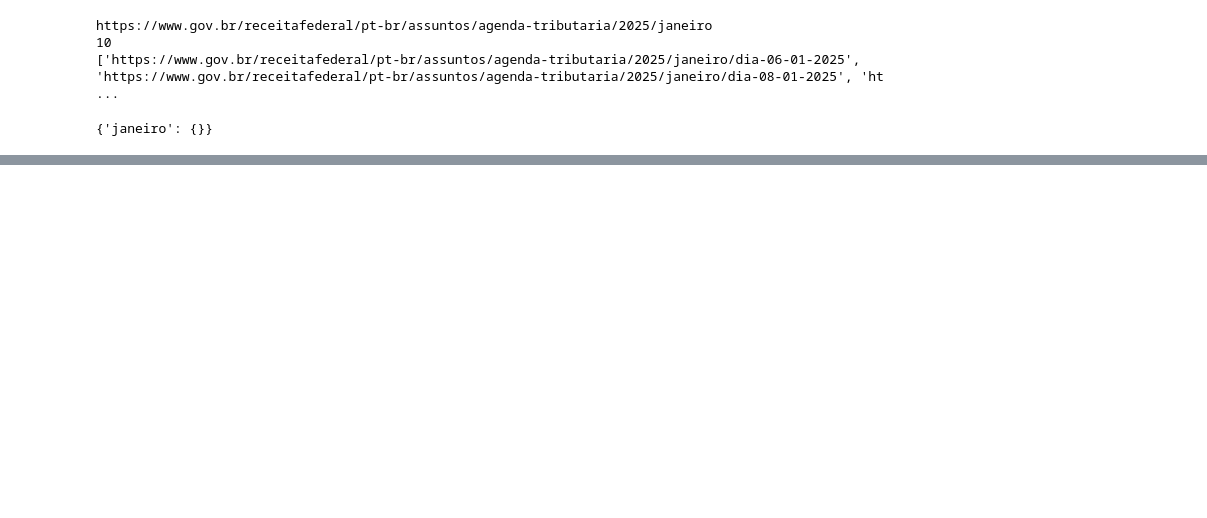
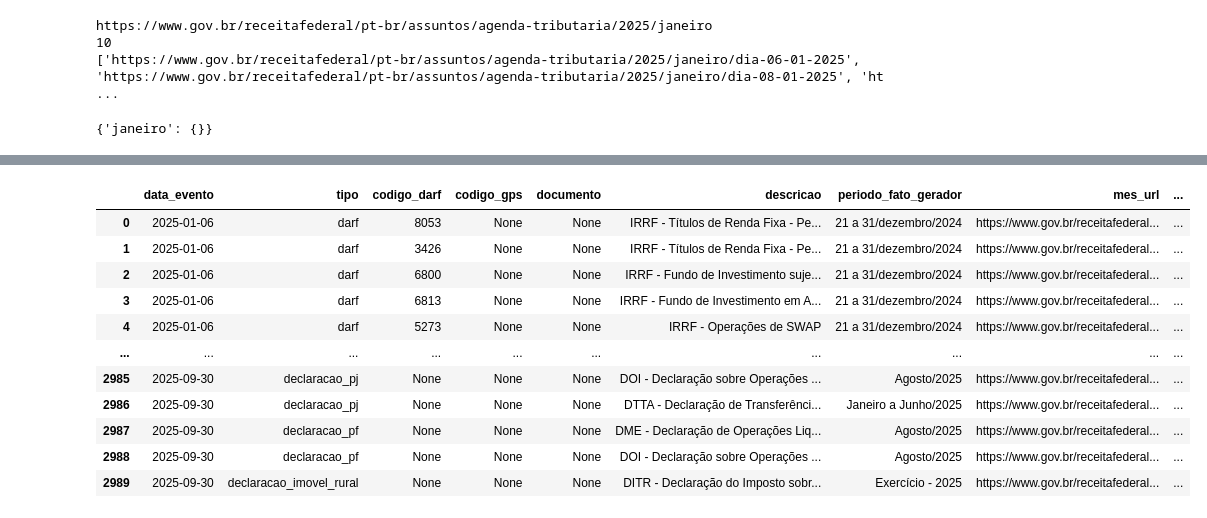
Before and after one commit to silvaBreno/alura-engenharia-dados, a Jupyter notebook: pipeline-agenda-tributaria/notebooks/exploracao_dados.ipynb, the cells around one changed output, grey strips where cells are left out. Cells and saved outputs as stored; diff of their text form; code cells hidden in the pictures; blank space fills up the shorter version.

Commit message:
explorando o json

```diff
--- a/pipeline-agenda-tributaria/notebooks/exploracao_dados.ipynb
+++ b/pipeline-agenda-tributaria/notebooks/exploracao_dados.ipynb
@@ -172,9 +172,3 @@ https://www.gov.br/receitafederal/pt-br/assuntos/agenda-tributaria/2025/janeiro/
 dia-31-01-2025
 https://www.gov.br/receitafederal/pt-br/assuntos/agenda-tributaria/2025/janeiro/dia-31-01-2025
 {'janeiro': {'dia-06-01-2025': [[{'Código DARF': 8053, 'Descrição do tributo/contribuição': 'IRRF - Títulos de Renda Fixa - Pessoa Física', 'Período do Fato Gerador': '21 a 31/dezembro/2024'}, {'Códig ...
-# %%
-# salvando os dados em formato JSON
-with open(f'../data/raw/exploracao_dados_agenda_tributaria_janeiro_{ano_selecionado}.json', 'w', encoding='utf-8') as f:
-    json.dump(dados_agenda, f, ensure_ascii=False, indent=4)
-
-print('Dados salvos em exploracao_dados_agenda_tributaria.json')
@@ -182,0 +271,81 @@ Dados salvos em exploracao_dados_agenda_tributaria.json
+# %%
+import json
+import pandas as pd
+from datetime import datetime
+from IPython.display import display
+
+# Passo 1: Carregar o JSON do seu arquivo
+# Abre o arquivo JSON e o carrega para uma variável Python
+with open(f'../data/transformed/agenda_tributaria_{ano_selecionado}.json', 'r', encoding='utf-8') as f:
+    data = json.load(f)
+
+# Lista para armazenar todos os eventos "aplanados"
+eventos_com_urls = []
+
+# Passo 2: Iterar sobre a estrutura aninhada e extrair os dados e URLs
+# Itera sobre os meses do JSON
+for mes_nome, mes_info in data['meses'].items():
+    # Extrai a URL do mês
+    mes_url = mes_info['url']
+
+    # Itera sobre os dias dentro de cada mês
+    for dia_chave, dia_info in mes_info['dias'].items():
+        # Extrai a URL do dia
+        dia_url = dia_info['url']
+
+        # Converte a chave do dia (ex: 'dia-06-01-2025') para o formato de data
+        data_str = dia_chave.replace('dia-', '')
+        data_evento = datetime.strptime(data_str, '%d-%m-%Y').strftime('%Y-%m-%d')
+
+        # Itera sobre a lista de eventos de cada dia
+        for evento in dia_info['eventos']:
+
+            # Cria uma nova linha de dados (dicionário) com todas as informações
+            evento_com_meta = evento.copy()
+            evento_com_meta['data_evento'] = data_evento
+            evento_com_meta['mes_url'] = mes_url
+            evento_com_meta['dia_url'] = dia_url
+
+            # Adiciona a nova linha à lista de eventos
+            eventos_com_urls.append(evento_com_meta)
+
+# Passo 3: Criar um DataFrame com os dados transformados
+# Converte a lista de dicionários em um DataFrame do pandas
+df = pd.DataFrame(eventos_com_urls)
+
+# Passo 4: Realizar as transformações finais no DataFrame (opcional, mas recomendado)
+# Renomeia as colunas para o padrão do banco de dados
+df.rename(columns={
+    'descricao': 'descricao',
+    'tipo': 'tipo',
+    'codigo_darf': 'codigo_darf',
+    'codigo_gps': 'codigo_gps',
+    'documento': 'documento',
+    'periodo_fato_gerador': 'periodo_fato_gerador',
+    'data_evento': 'data_evento'
+}, inplace=True)
+
+# Reordena as colunas para uma melhor visualização
+colunas_ordenadas = [
+    'data_evento', 'tipo', 'codigo_darf', 'codigo_gps', 'documento', 'descricao', 'periodo_fato_gerador','mes_url', 'dia_url'
+]
+df = df[colunas_ordenadas]
+
+# Preenche os valores ausentes (NaN) com None, o que é ideal para o SQL
+df = df.where(pd.notnull(df), None)
+
+# Exibe o DataFrame pronto para ser inserido
+display(df)
+# %% [output]
+|  | data_evento | tipo | codigo_darf | codigo_gps | documento | descricao | periodo_fato_gerador | mes_url | ... |
+| 0 | 2025-01-06 | darf | 8053 | None | None | IRRF - Títulos de Renda Fixa - Pe... | 21 a 31/dezembro/2024 | https://www.gov.br/receitafederal... | ... |
+| 1 | 2025-01-06 | darf | 3426 | None | None | IRRF - Títulos de Renda Fixa - Pe... | 21 a 31/dezembro/2024 | https://www.gov.br/receitafederal... | ... |
+| 2 | 2025-01-06 | darf | 6800 | None | None | IRRF - Fundo de Investimento suje... | 21 a 31/dezembro/2024 | https://www.gov.br/receitafederal... | ... |
+| 3 | 2025-01-06 | darf | 6813 | None | None | IRRF - Fundo de Investimento em A... | 21 a 31/dezembro/2024 | https://www.gov.br/receitafederal... | ... |
+| 4 | 2025-01-06 | darf | 5273 | None | None | IRRF - Operações de SWAP | 21 a 31/dezembro/2024 | https://www.gov.br/receitafederal... | ... |
+| ... | ... | ... | ... | ... | ... | ... | ... | ... | ... |
+| 2985 | 2025-09-30 | declaracao_pj | None | None | None | DOI - Declaração sobre Operações ... | Agosto/2025 | https://www.gov.br/receitafederal... | ... |
+| 2986 | 2025-09-30 | declaracao_pj | None | None | None | DTTA - Declaração de Transferênci... | Janeiro a Junho/2025 | https://www.gov.br/receitafederal... | ... |
+| 2987 | 2025-09-30 | declaracao_pf | None | None | None | DME - Declaração de Operações Liq... | Agosto/2025 | https://www.gov.br/receitafederal... | ... |
+| 2988 | 2025-09-30 | declaracao_pf | None | None | None | DOI - Declaração sobre Operações ... | Agosto/2025 | https://www.gov.br/receitafederal... | ... |
+| 2989 | 2025-09-30 | declaracao_imovel_rural | None | None | None | DITR - Declaração do Imposto sobr... | Exercício - 2025 | https://www.gov.br/receitafederal... | ... |
```
Also changed, not shown: parts of 16 cells of this notebook.
